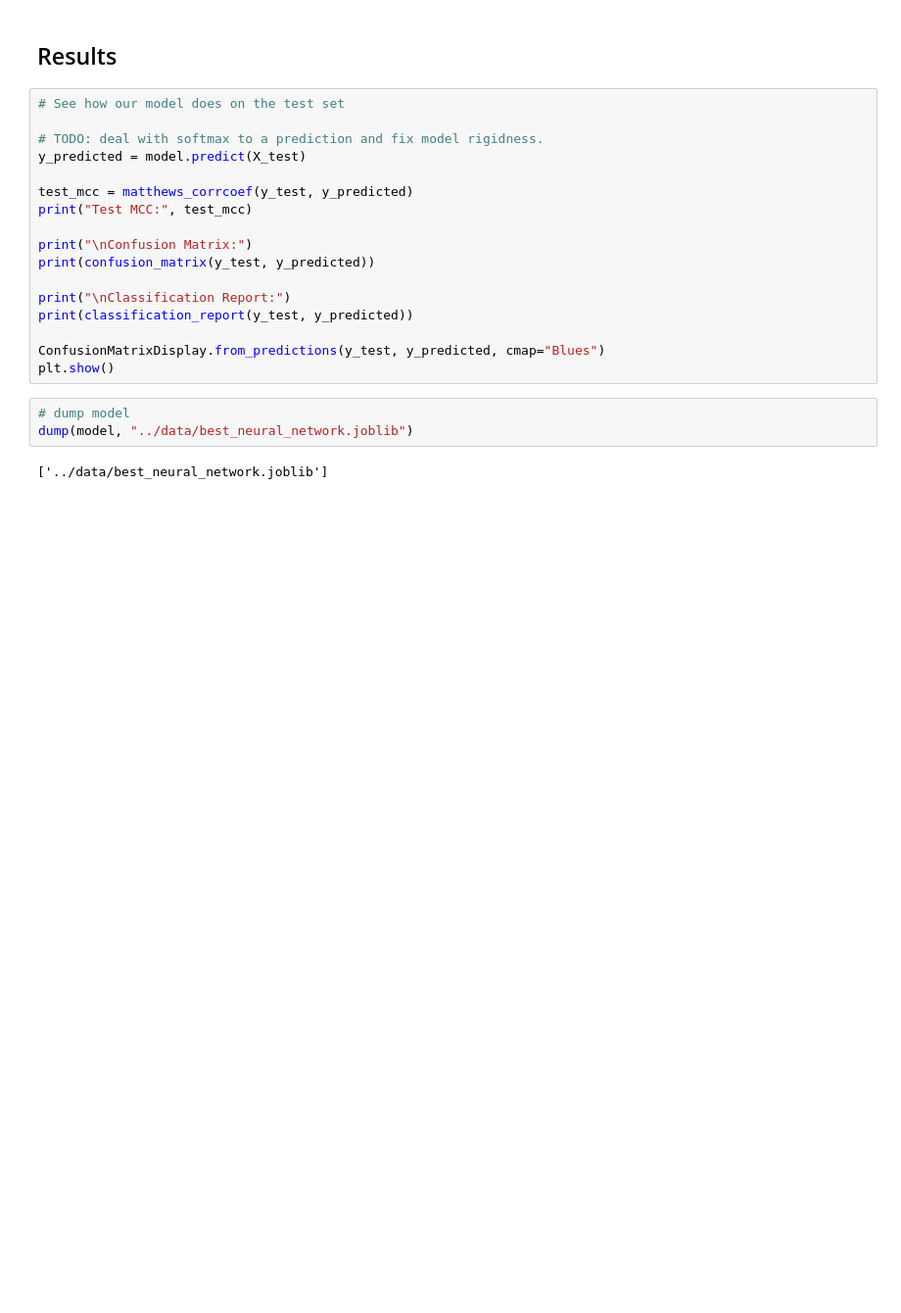
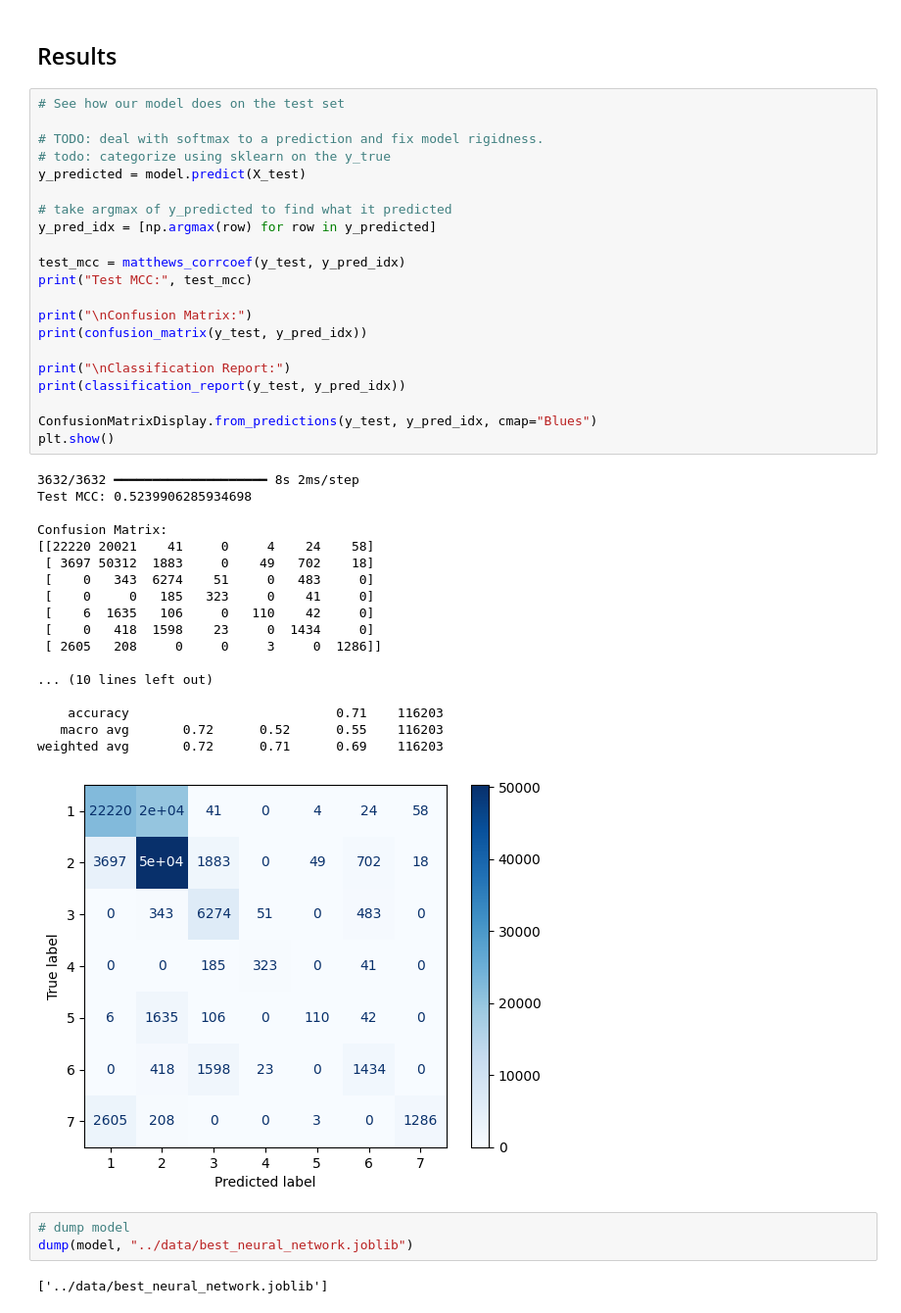
Before and after one commit to ahm5348/CSCI-635-01-Group-3, a Jupyter notebook: code/neuralNetwork.ipynb, the cells around one changed output. Shown at 98% size. Drawn from its saved outputs; the diff is of its cells as text; blank space fills up the shorter version.

```diff
--- a/code/neuralNetwork.ipynb
+++ b/code/neuralNetwork.ipynb
@@ -130,20 +126,43 @@ plt.show()
 # %%
 # See how our model does on the test set
 
 # TODO: deal with softmax to a prediction and fix model rigidness.
+# todo: categorize using sklearn on the y_true
 y_predicted = model.predict(X_test)
 
-test_mcc = matthews_corrcoef(y_test, y_predicted)
+# take argmax of y_predicted to find what it predicted
+y_pred_idx = [np.argmax(row) for row in y_predicted]
+
+test_mcc = matthews_corrcoef(y_test, y_pred_idx)
 print("Test MCC:", test_mcc)
 
 print("\nConfusion Matrix:")
-print(confusion_matrix(y_test, y_predicted))
+print(confusion_matrix(y_test, y_pred_idx))
 
 print("\nClassification Report:")
-print(classification_report(y_test, y_predicted))
+print(classification_report(y_test, y_pred_idx))
 
-ConfusionMatrixDisplay.from_predictions(y_test, y_predicted, cmap="Blues")
+ConfusionMatrixDisplay.from_predictions(y_test, y_pred_idx, cmap="Blues")
 plt.show()
+# %% [output]
+3632/3632 ━━━━━━━━━━━━━━━━━━━━ 8s 2ms/step
+Test MCC: 0.5239906285934698
+
+Confusion Matrix:
+[[22220 20021    41     0     4    24    58]
+ [ 3697 50312  1883     0    49   702    18]
+ [    0   343  6274    51     0   483     0]
+ [    0     0   185   323     0    41     0]
+ [    6  1635   106     0   110    42     0]
+ [    0   418  1598    23     0  1434     0]
+ [ 2605   208     0     0     3     0  1286]]
+
+... (10 lines left out)
+
+    accuracy                           0.71    116203
+   macro avg       0.72      0.52      0.55    116203
+weighted avg       0.72      0.71      0.69    116203
+[figure, added]
 # %%
 # dump model
 dump(model, "../data/best_neural_network.joblib")
```
Also changed, not shown: parts of 3 cells of this notebook, 4 other files.
